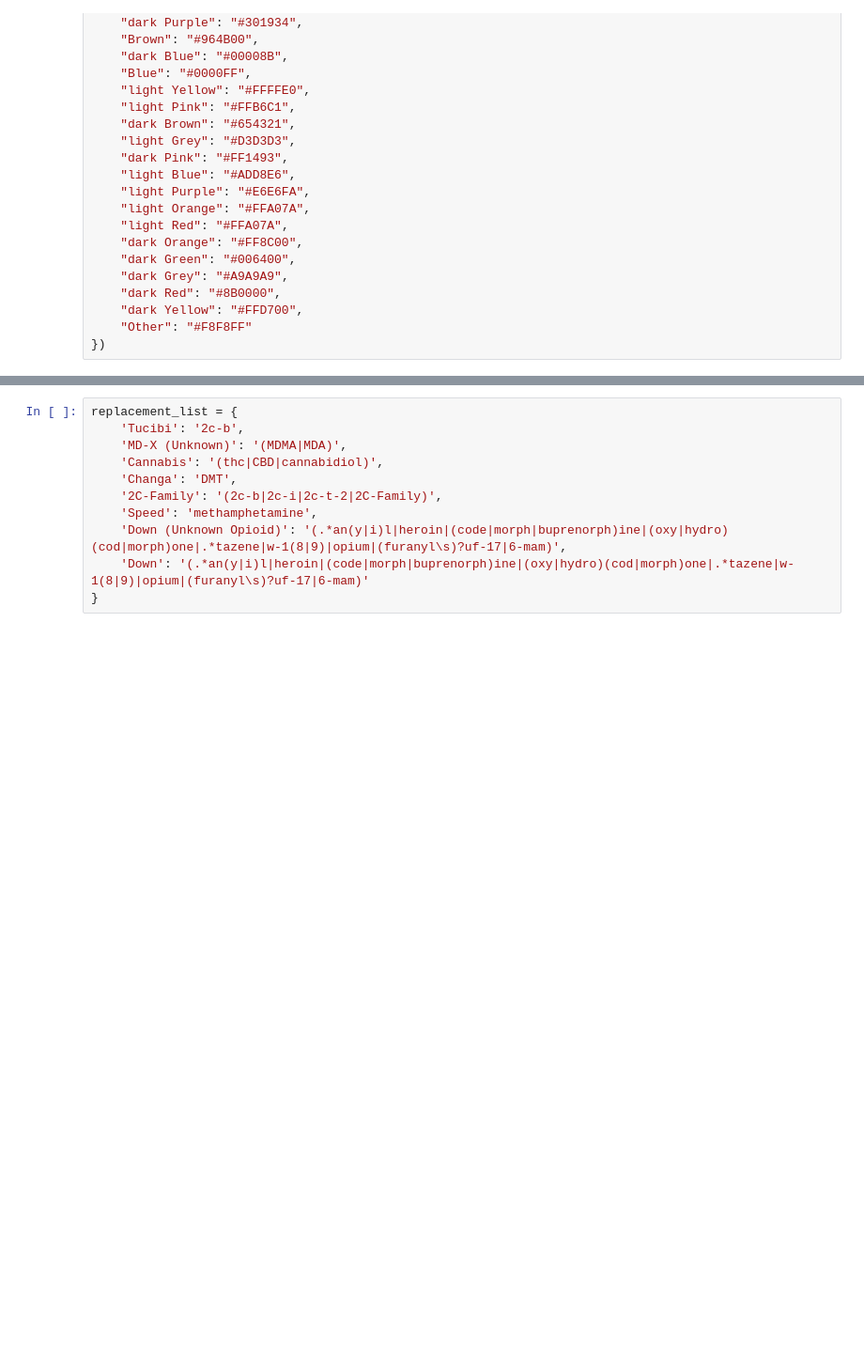
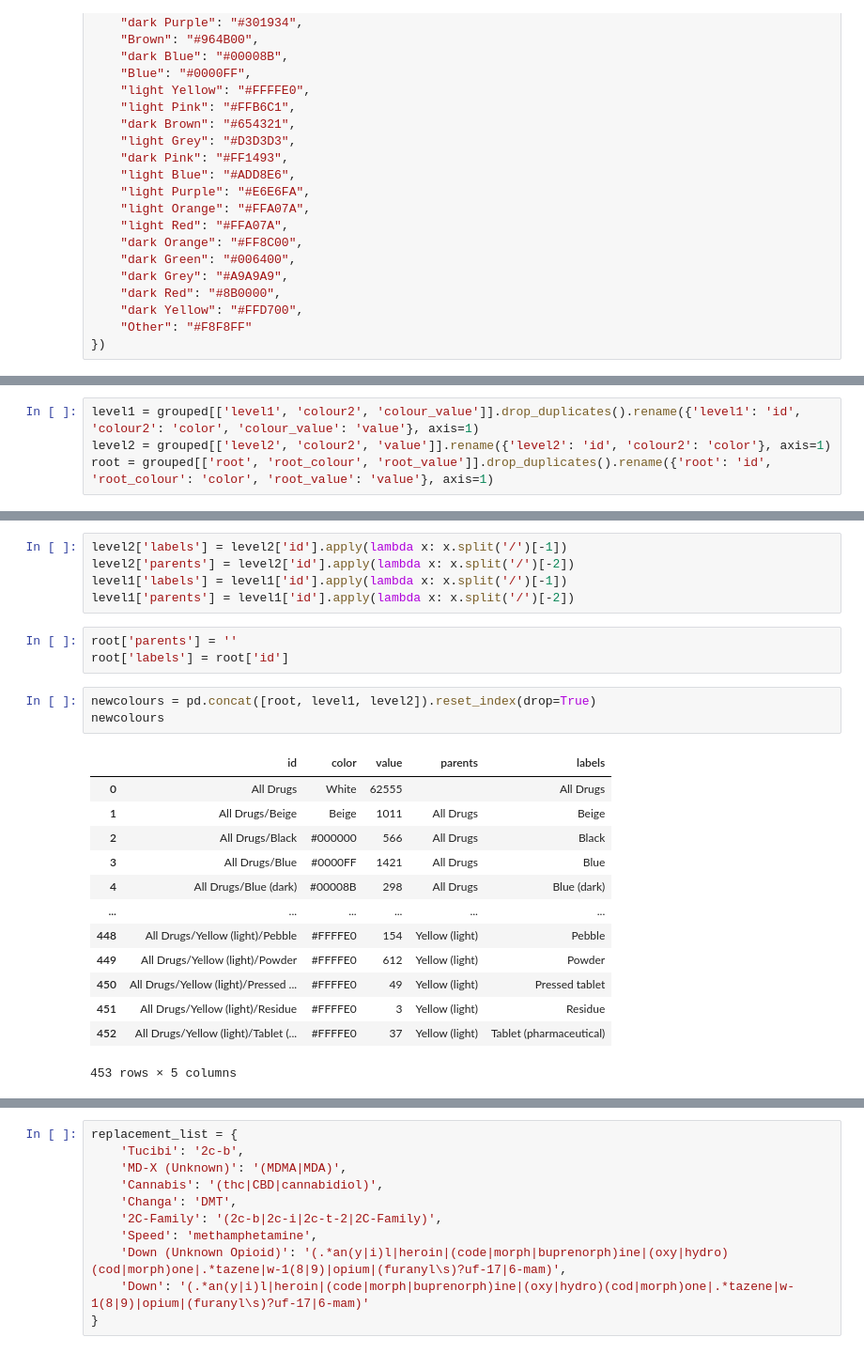
Before and after one commit to Graham-Broughton/drug-testing-project, a Jupyter notebook: notebooks/3.EDA_features_GB.ipynb, the cells around one changed output, grey strips where cells are left out. Shown: that part at 94% size. Cells and saved outputs as stored; diff of their text form; blank space fills up the shorter version.

```diff
--- a/notebooks/3.EDA_features_GB.ipynb
+++ b/notebooks/3.EDA_features_GB.ipynb
@@ -231,0 +241,4 @@ Sunburst({
+# %%
+level1 = grouped[['level1', 'colour2', 'colour_value']].drop_duplicates().rename({'level1': 'id', 'colour2': 'color', 'colour_value': 'value'}, axis=1)
+level2 = grouped[['level2', 'colour2', 'value']].rename({'level2': 'id', 'colour2': 'color'}, axis=1)
+root = grouped[['root', 'root_colour', 'root_value']].drop_duplicates().rename({'root': 'id', 'root_colour': 'color', 'root_value': 'value'}, axis=1)
@@ -231,0 +260,25 @@ Sunburst({
+# %%
+level2['labels'] = level2['id'].apply(lambda x: x.split('/')[-1])
+level2['parents'] = level2['id'].apply(lambda x: x.split('/')[-2])
+level1['labels'] = level1['id'].apply(lambda x: x.split('/')[-1])
+level1['parents'] = level1['id'].apply(lambda x: x.split('/')[-2])
+# %%
+root['parents'] = ''
+root['labels'] = root['id']
+# %%
+newcolours = pd.concat([root, level1, level2]).reset_index(drop=True)
+newcolours
+# %% [output]
+|  | id | color | value | parents | labels |
+| 0 | All Drugs | White | 62555 |  | All Drugs |
+| 1 | All Drugs/Beige | Beige | 1011 | All Drugs | Beige |
+| 2 | All Drugs/Black | #000000 | 566 | All Drugs | Black |
+| 3 | All Drugs/Blue | #0000FF | 1421 | All Drugs | Blue |
+| 4 | All Drugs/Blue (dark) | #00008B | 298 | All Drugs | Blue (dark) |
+| ... | ... | ... | ... | ... | ... |
+| 448 | All Drugs/Yellow (light)/Pebble | #FFFFE0 | 154 | Yellow (light) | Pebble |
+| 449 | All Drugs/Yellow (light)/Powder | #FFFFE0 | 612 | Yellow (light) | Powder |
+| 450 | All Drugs/Yellow (light)/Pressed ... | #FFFFE0 | 49 | Yellow (light) | Pressed tablet |
+| 451 | All Drugs/Yellow (light)/Residue | #FFFFE0 | 3 | Yellow (light) | Residue |
+| 452 | All Drugs/Yellow (light)/Tablet (... | #FFFFE0 | 37 | Yellow (light) | Tablet (pharmaceutical) |
+453 rows × 5 columns
```
Also changed, not shown: parts of 16 cells of this notebook, 7 other files.
